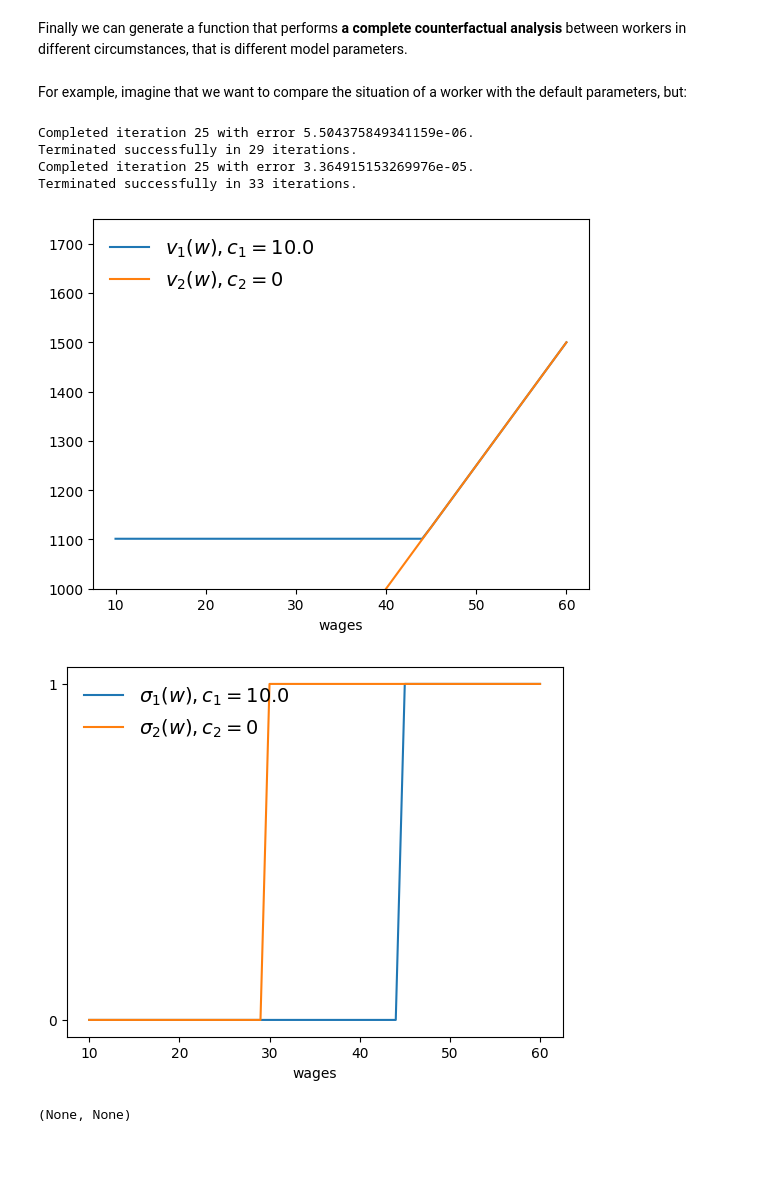
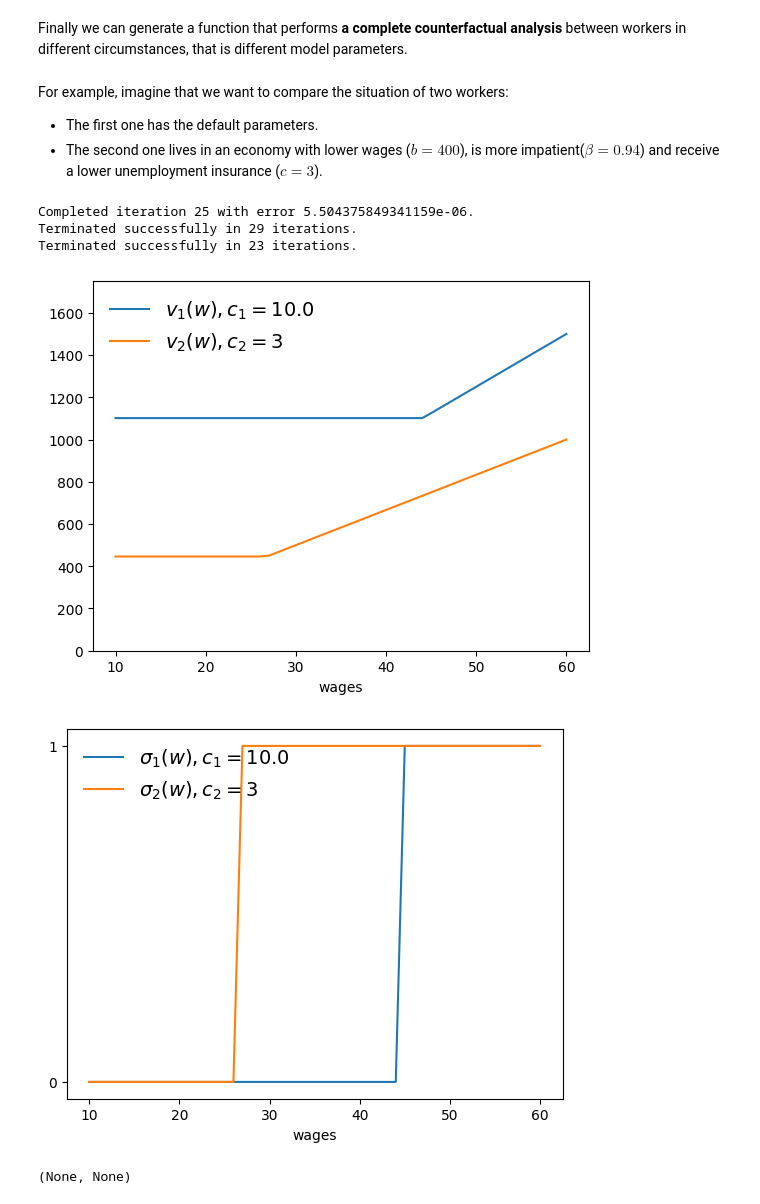
Before and after one commit to mloyorev/Theory, a Jupyter notebook: 3_JobSearchModel.ipynb, the cells around one changed output. Saved outputs shown, nothing was run; the diff lists cells and outputs as text; code cells hidden in the pictures; blank space fills up the shorter version.

```diff
--- a/3_JobSearchModel.ipynb
+++ b/3_JobSearchModel.ipynb
@@ -376,7 +376,7 @@ def plot_lifetime_value(w_vals, v_star1, v_star2, params1, params2):
     ax.plot(w_vals, v_star2)
     ax.legend([f"$v_1(w), c_1= {params1.c}$", f"$v_2(w), c_2= {params2.c}$"], loc="upper left", frameon=False, fontsize=14)
     ax.set_xlabel("wages")
-    ax.set_ylim(1000, 1750)
+    ax.set_ylim(0, 1750)
     plt.show()
 
 plot_lifetime_value(w_vals, v_star, v_starr, params, paramss)
@@ -414,18 +414,22 @@ def counterfactual_analysis(w_vals,params1,params2):
   B = plot_choices(w_vals,σ1,σ2,params1,params2)
 
   return A,B
-# %% [markdown]
-For example, imagine that we want to compare the situation of a worker with the default parameters, but:
+# %% [markdown]
+For example, imagine that we want to compare the situation of two workers:
+
+
+
+*   The first one has the default parameters.
+*   The second one lives in an economy with lower wages ($b=400$), is more impatient($\beta=0.94$) and receive a lower unemployment insurance ($c=3$).
 # %%
 params1 = create_job_search_model()
-params2 = create_job_search_model(b=350,beta=0.96,c=0)
+params2 = create_job_search_model(b=400,beta=0.94,c=3)
 
 counterfactual_analysis(w_vals,params1,params2)
 # %% [output]
 Completed iteration 25 with error 5.504375849341159e-06.
 Terminated successfully in 29 iterations.
-Completed iteration 25 with error 3.364915153269976e-05.
-Terminated successfully in 33 iterations.
+Terminated successfully in 23 iterations.
-[figure, old version]
+[figure, new version]
-[figure, old version]
+[figure, new version]
 (None, None)
```
Also changed, not shown: parts of 1 cell of this notebook.
